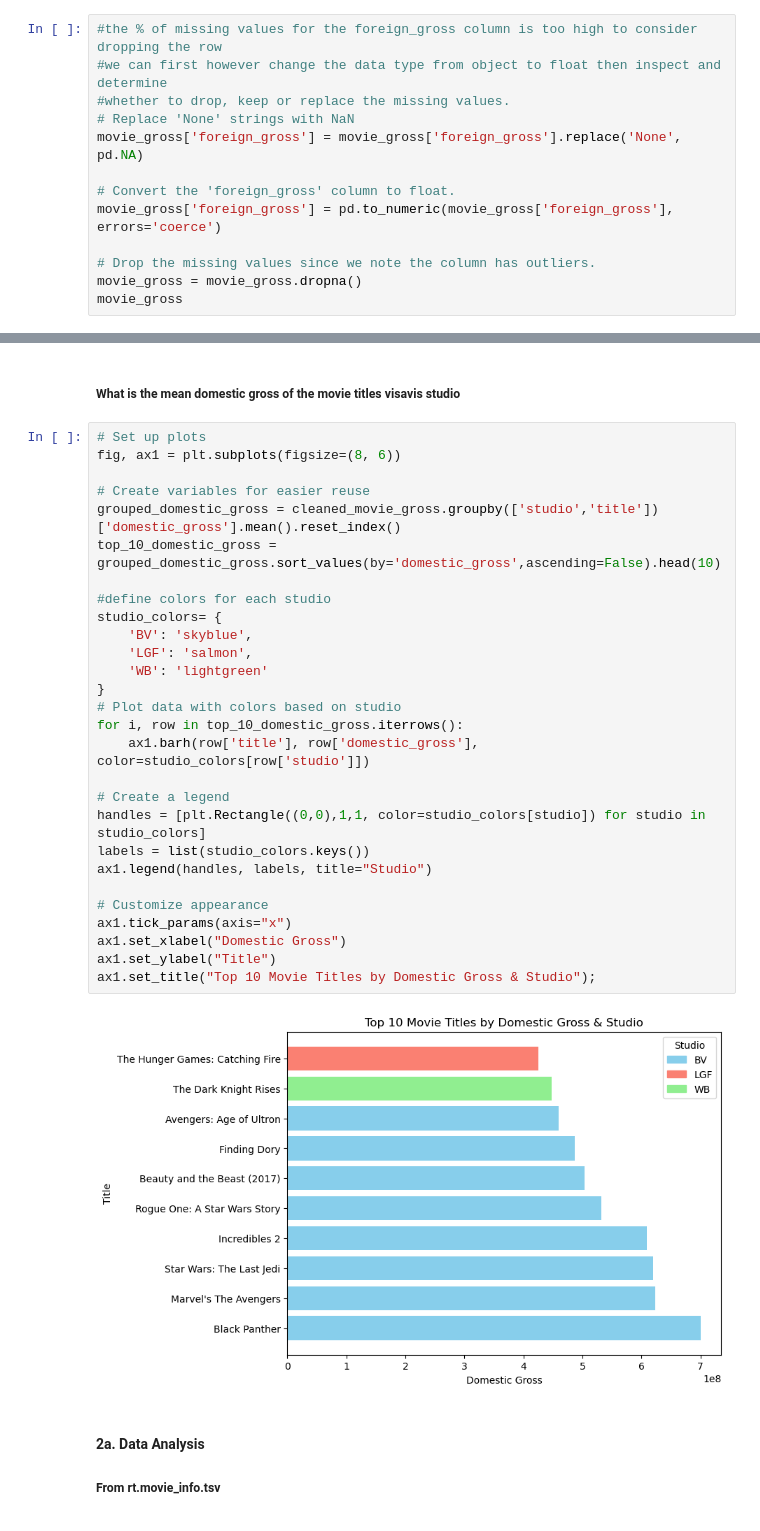
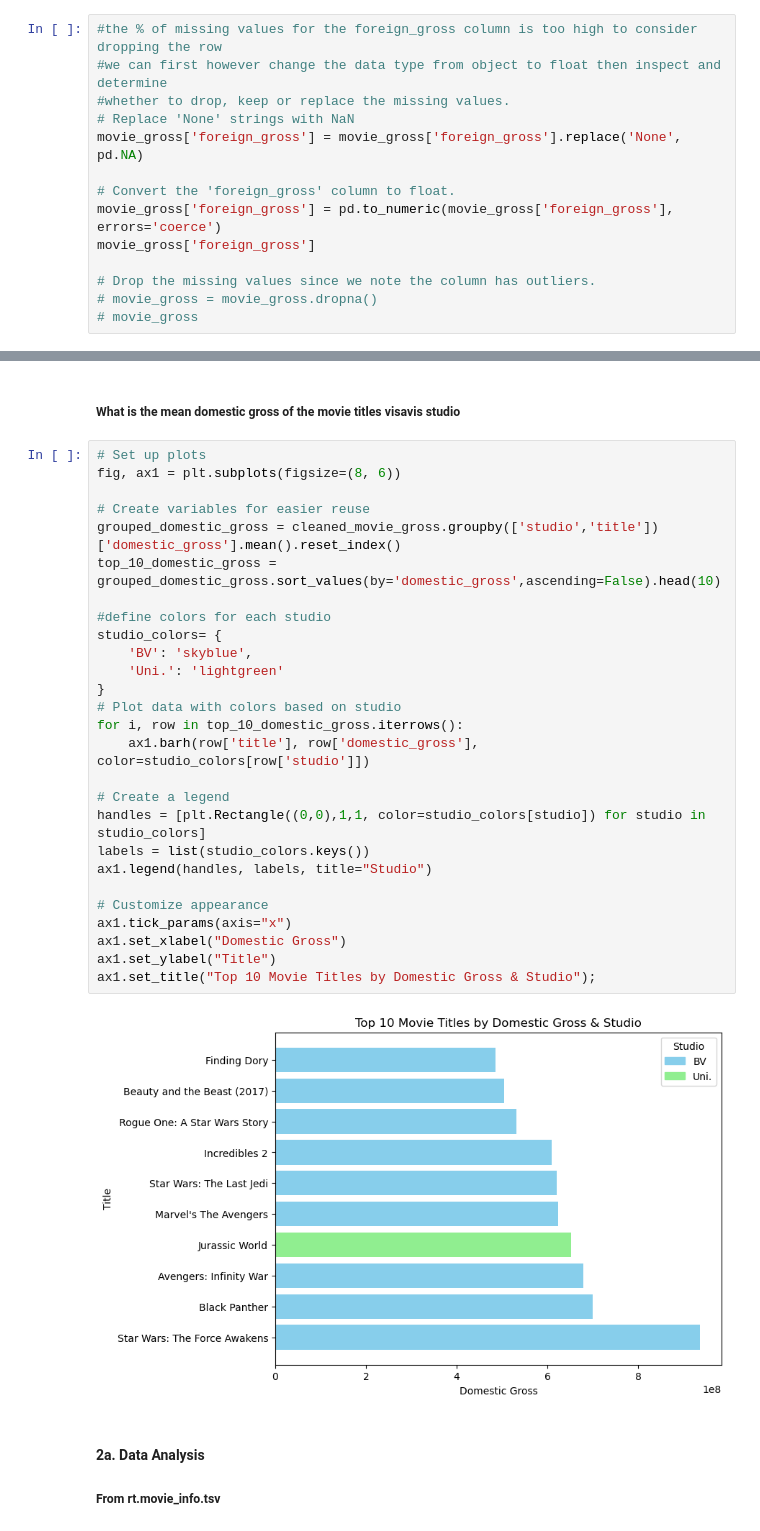
Before and after one commit to jgatharia/DS_Phase_1_Project, a Jupyter notebook: index.ipynb, the cells around one changed output, grey strips where cells are left out. Cells and saved outputs as stored; diff of their text form.

```diff
--- a/index.ipynb
+++ b/index.ipynb
@@ -139,8 +139,9 @@ movie_gross['foreign_gross'] = movie_gross['foreign_gross'].replace('None', pd.N
 
 # Convert the 'foreign_gross' column to float.
 movie_gross['foreign_gross'] = pd.to_numeric(movie_gross['foreign_gross'], errors='coerce')
+movie_gross['foreign_gross']
 
 # Drop the missing values since we note the column has outliers.
-movie_gross = movie_gross.dropna()
-movie_gross
+# movie_gross = movie_gross.dropna()
+# movie_gross
 # %% [output]
@@ -338,33 +362,32 @@ grouped_domestic_gross.sort_values(by='domestic_gross',ascending=False).head(10)
 # %%
 # Set up plots
 fig, ax1 = plt.subplots(figsize=(8, 6))
 
 # Create variables for easier reuse
 grouped_domestic_gross = cleaned_movie_gross.groupby(['studio','title'])['domestic_gross'].mean().reset_index()
 top_10_domestic_gross = grouped_domestic_gross.sort_values(by='domestic_gross',ascending=False).head(10)
 
 #define colors for each studio
 studio_colors= {
     'BV': 'skyblue',
-    'LGF': 'salmon',
-    'WB': 'lightgreen'
+    'Uni.': 'lightgreen'
 }
 # Plot data with colors based on studio
 for i, row in top_10_domestic_gross.iterrows():
     ax1.barh(row['title'], row['domestic_gross'], color=studio_colors[row['studio']])
 
 # Create a legend
 handles = [plt.Rectangle((0,0),1,1, color=studio_colors[studio]) for studio in studio_colors]
 labels = list(studio_colors.keys())
 ax1.legend(handles, labels, title="Studio")
 
 # Customize appearance
 ax1.tick_params(axis="x")
 ax1.set_xlabel("Domestic Gross")
 ax1.set_ylabel("Title")
 ax1.set_title("Top 10 Movie Titles by Domestic Gross & Studio");
 # %% [output]
-[figure, old version]
+[figure, new version]
 # %% [markdown]
 #### 2a. Data Analysis
 ##### From rt.movie_info.tsv
```
Also changed, not shown: parts of 17 cells of this notebook, 1 other file.
